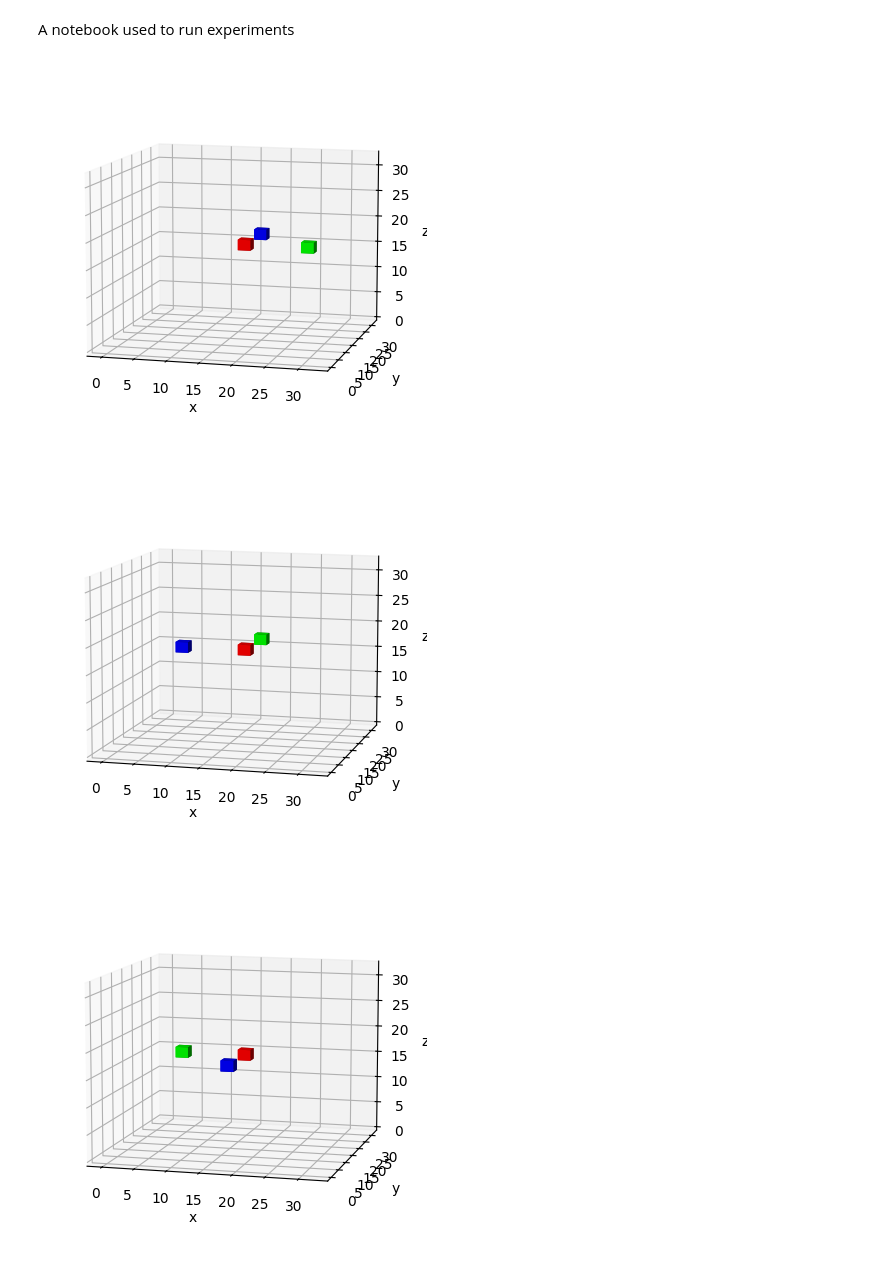
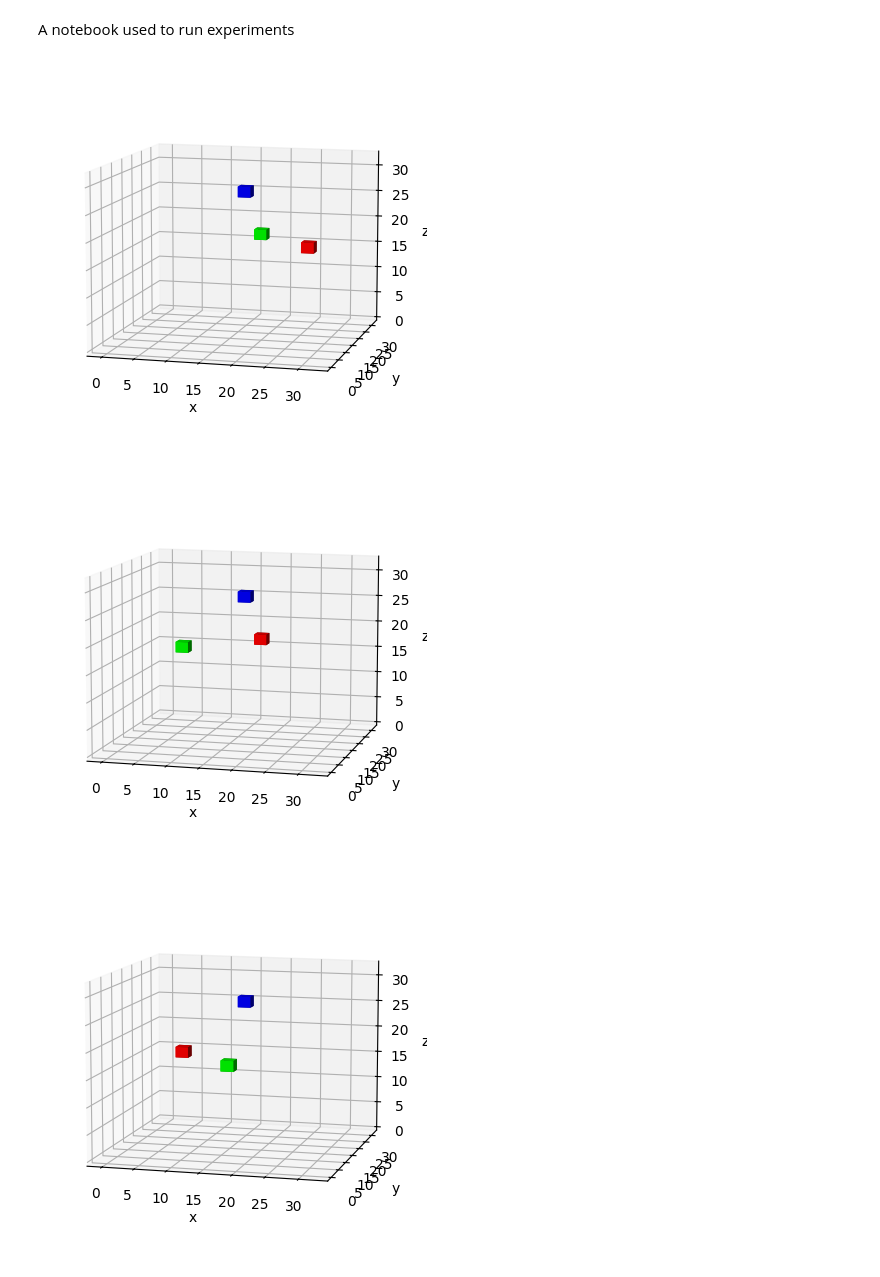
Before and after one commit to mravelo5874/neural-cellular-automata, a Jupyter notebook: _5_voxel_nca/experiments.ipynb, the cells around one changed output. Cells and saved outputs as stored; diff of their text form; code cells hidden in the pictures.

```diff
--- a/_5_voxel_nca/experiments.ipynb
+++ b/_5_voxel_nca/experiments.ipynb
@@ -3,22 +3,19 @@ A notebook used to run experiments
 # %%
 from scripts.nca import VoxelUtil as util
 from scripts.vox.Vox import Vox
 
-seed_1 = util.custom_seed(_center='red', _plus_x='green', _plus_y='blue')
+seed_1 = util.custom_seed(_plus_x='red', _plus_y='green', _plus_z='blue')
 Vox().load_from_tensor(seed_1).render(_show_grid=True)
 
-seed_2 = util.custom_seed(_center='red', _minus_x='blue', _plus_y='green')
+seed_2 = util.custom_seed(_minus_x='green', _plus_y='red', _plus_z='blue')
 Vox().load_from_tensor(seed_2).render(_show_grid=True)
 
-seed_3 = util.custom_seed(_center='red', _minus_x='green', _minus_y='blue')
+seed_3 = util.custom_seed(_minus_x='red', _minus_y='green', _plus_z='blue')
 Vox().load_from_tensor(seed_3).render(_show_grid=True)
 
-seed_4 = util.custom_seed(_center='red', _plus_x='blue', _minus_y='green')
+seed_4 = util.custom_seed(_plus_x='green', _minus_y='red', _plus_z='blue')
 Vox().load_from_tensor(seed_4).render(_show_grid=True)
-
-seed_5 = util.custom_seed(_dist=2, _center='red', _plus_x='green', _minus_x='blue', _plus_y='yellow', _minus_y='pink', _plus_z='cyan', _minus_z='black')
-Vox().load_from_tensor(seed_5).render(_show_grid=True)
 # %% [output]
-[figure, old version]
+[figure, new version]
-[figure, old version]
+[figure, new version]
-[figure, old version]
+[figure, new version]
```
Also changed, not shown: parts of 1 cell of this notebook, 52 other files.
